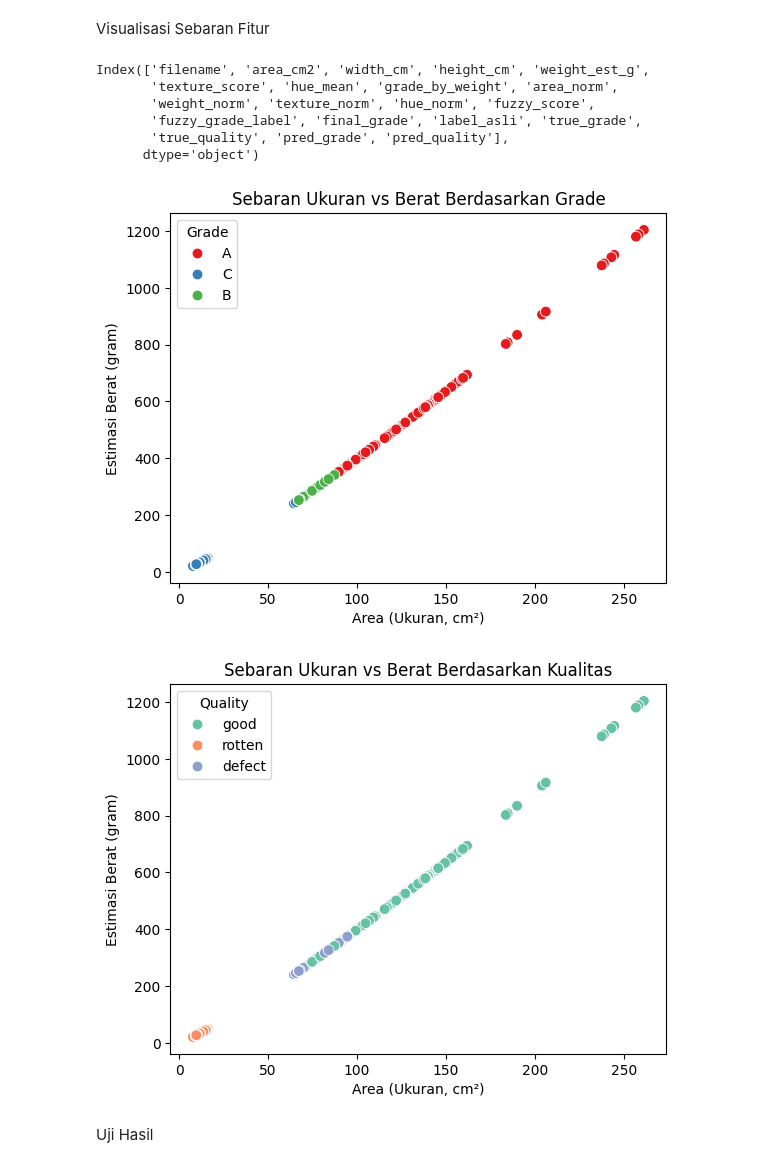
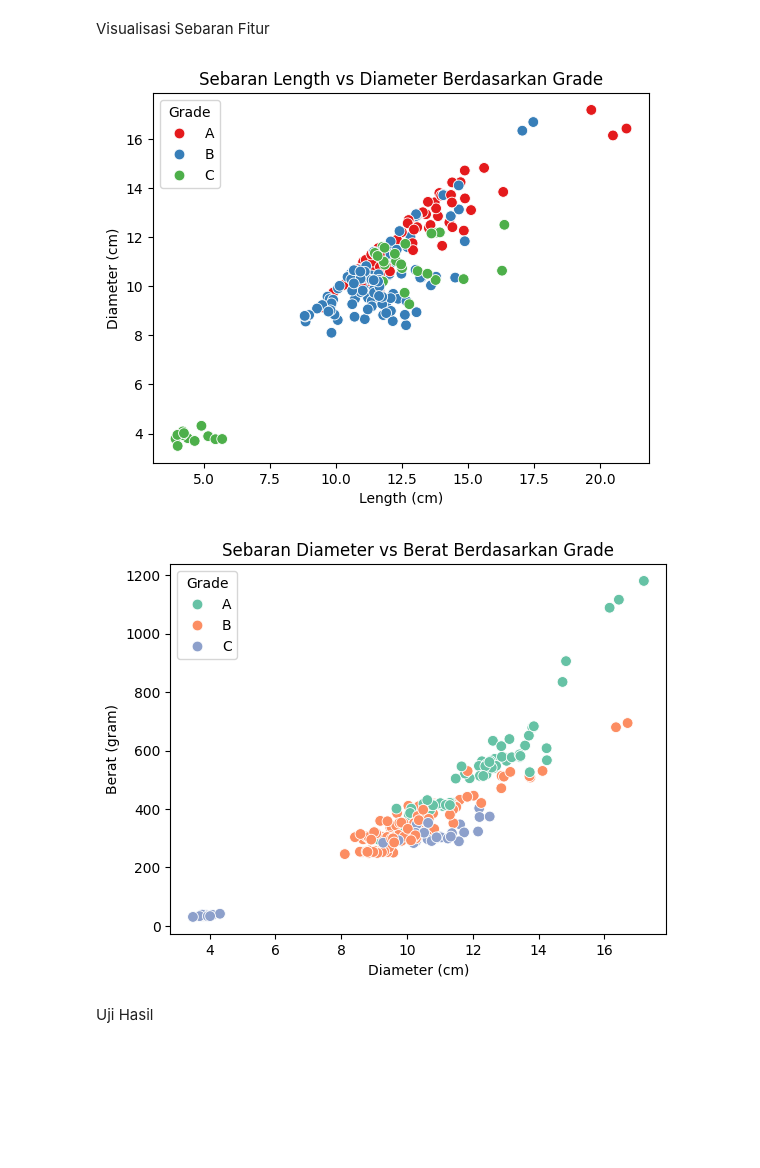
Before and after one commit to DevMossTeam/DragonFruit_Grading, a Jupyter notebook: src/evaluation.ipynb, the cells around one changed output. Drawn from its saved outputs; the diff is of its cells as text; code cells hidden in the pictures; blank space fills up the shorter version.

```diff
--- a/src/evaluation.ipynb
+++ b/src/evaluation.ipynb
@@ -136,39 +135,53 @@ plt.show()
 # %% [markdown]
 Visualisasi Sebaran Fitur
 # %%
-# Periksa kolom yang ada dalam DataFrame
-print(df.columns)
+import seaborn as sns
+import matplotlib.pyplot as plt
 
-# Scatter plot untuk ukuran dan berat berdasarkan grade
-if 'area_cm2' in df.columns and 'weight_est_g' in df.columns:
-    sns.scatterplot(data=df, x='area_cm2', y='weight_est_g', hue='grade_by_weight', palette='Set1', s=60)
-    plt.title("Sebaran Ukuran vs Berat Berdasarkan Grade")
-    plt.xlabel("Area (Ukuran, cm²)")
-    plt.ylabel("Estimasi Berat (gram)")
-    plt.legend(title="Grade")
-    plt.show()
-else:
-    print("Kolom 'area_cm2' atau 'weight_est_g' tidak ditemukan di DataFrame.")
+# Pastikan pred_grade ada (jika belum, buat dari final_grade seperti sebelumnya)
+if 'pred_grade' not in df.columns:
+    df['pred_grade'] = df['final_grade'].astype(str).str.split().str[0].str.upper()
 
-# Scatter plot untuk ukuran dan berat berdasarkan kualitas (Good/Defect/Rotten)
-if 'area_cm2' in df.columns and 'weight_est_g' in df.columns:
-    sns.scatterplot(data=df, x='area_cm2', y='weight_est_g', hue='fuzzy_grade_label', palette='Set2', s=60)
-    plt.title("Sebaran Ukuran vs Berat Berdasarkan Kualitas")
-    plt.xlabel("Area (Ukuran, cm²)")
-    plt.ylabel("Estimasi Berat (gram)")
-    plt.legend(title="Quality")
-    plt.show()
-else:
-    print("Kolom 'area_cm2' atau 'weight_est_g' tidak ditemukan di DataFrame.")
+# Pastikan kolom numerik benar-benar numeric
+df['length_cm'] = pd.to_numeric(df['length_cm'], errors='coerce')
+df['diameter_cm'] = pd.to_numeric(df['diameter_cm'], errors='coerce')
+df['weight_est_g'] = pd.to_numeric(df['weight_est_g'], errors='coerce')
+
+# Buang baris dengan nilai numerik NaN bila perlu
+df_plot = df.dropna(subset=['length_cm','diameter_cm','weight_est_g','pred_grade']).copy()
+
+# Plot 1: length_cm vs diameter_cm
+sns.scatterplot(
+    data=df_plot,
+    x='length_cm',
+    y='diameter_cm',
+    hue='pred_grade',
+    palette='Set1',
+    s=60
+)
+plt.title("Sebaran Length vs Diameter Berdasarkan Grade")
+plt.xlabel("Length (cm)")
+plt.ylabel("Diameter (cm)")
+plt.legend(title="Grade")
+plt.show()
+
+# Plot 2: diameter_cm vs weight_est_g
+sns.scatterplot(
+    data=df_plot,
+    x='diameter_cm',
+    y='weight_est_g',
+    hue='pred_grade',
+    palette='Set2',
+    s=60
+)
+plt.title("Sebaran Diameter vs Berat Berdasarkan Grade")
+plt.xlabel("Diameter (cm)")
+plt.ylabel("Berat (gram)")
+plt.legend(title="Grade")
+plt.show()
 # %% [output]
-Index(['filename', 'area_cm2', 'width_cm', 'height_cm', 'weight_est_g',
-       'texture_score', 'hue_mean', 'grade_by_weight', 'area_norm',
-       'weight_norm', 'texture_norm', 'hue_norm', 'fuzzy_score',
-       'fuzzy_grade_label', 'final_grade', 'label_asli', 'true_grade',
-       'true_quality', 'pred_grade', 'pred_quality'],
-      dtype='object')
-[figure, old version]
+[figure, new version]
-[figure, old version]
+[figure, new version]
 # %% [markdown]
 Uji Hasil
 # %%
```
Also changed, not shown: parts of 5 cells of this notebook, 4 other files.
